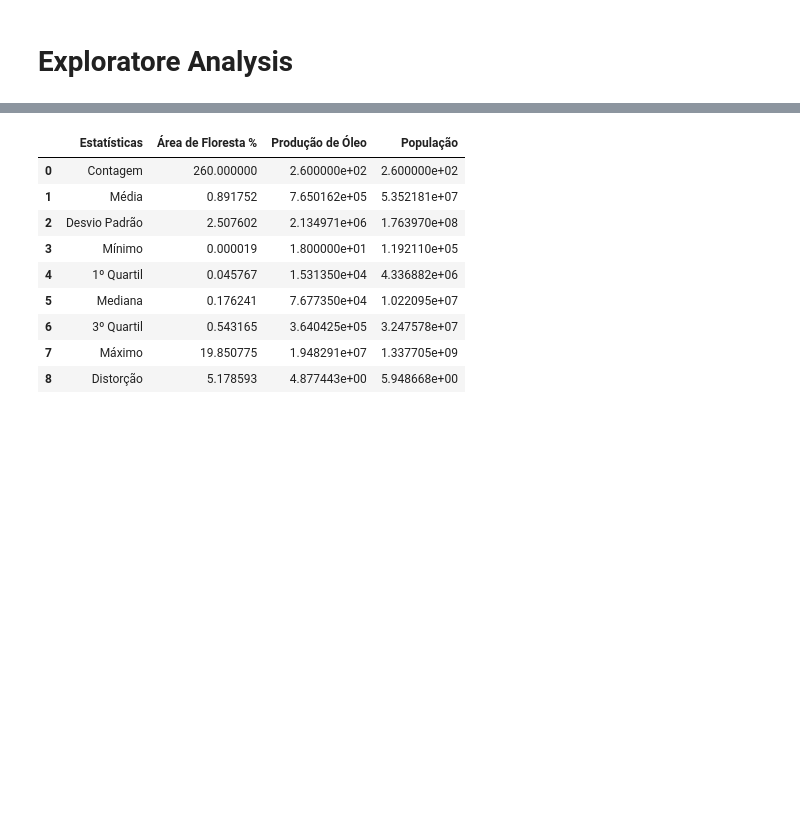
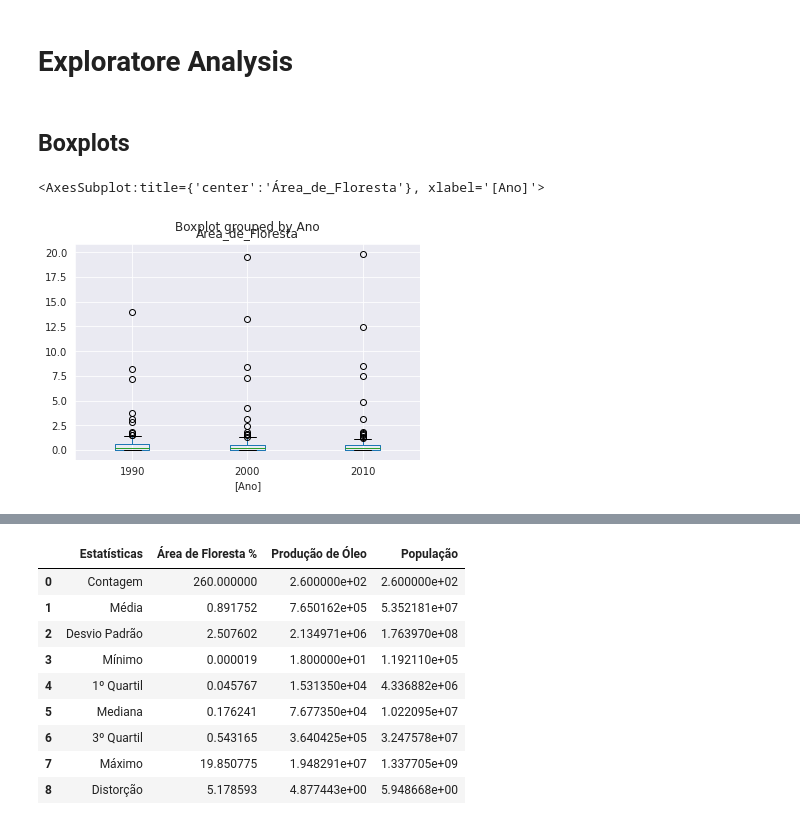
Before and after one commit to luanicaro/Desmatamento, a Jupyter notebook: src/Homework.ipynb, the cells around one changed output, grey strips where cells are left out. Cells and saved outputs as stored; diff of their text form; code cells hidden in the pictures; blank space fills up the shorter version.

Commit message:
boxplot

```diff
--- a/src/Homework.ipynb
+++ b/src/Homework.ipynb
@@ -78,3 +78,10 @@ def separaData(data):
 data_string, data_value,  y, target = separaData(data)
 # %% [markdown]
 # Exploratore Analysis
+# %% [markdown]
+## Boxplots
+# %%
+data.boxplot(['Área_de_Floresta'],by = ['Ano'])
+# %% [output]
+<AxesSubplot:title={'center':'Área_de_Floresta'}, xlabel='[Ano]'>
+[figure, added]
```
Also changed, not shown: parts of 2 cells of this notebook.
